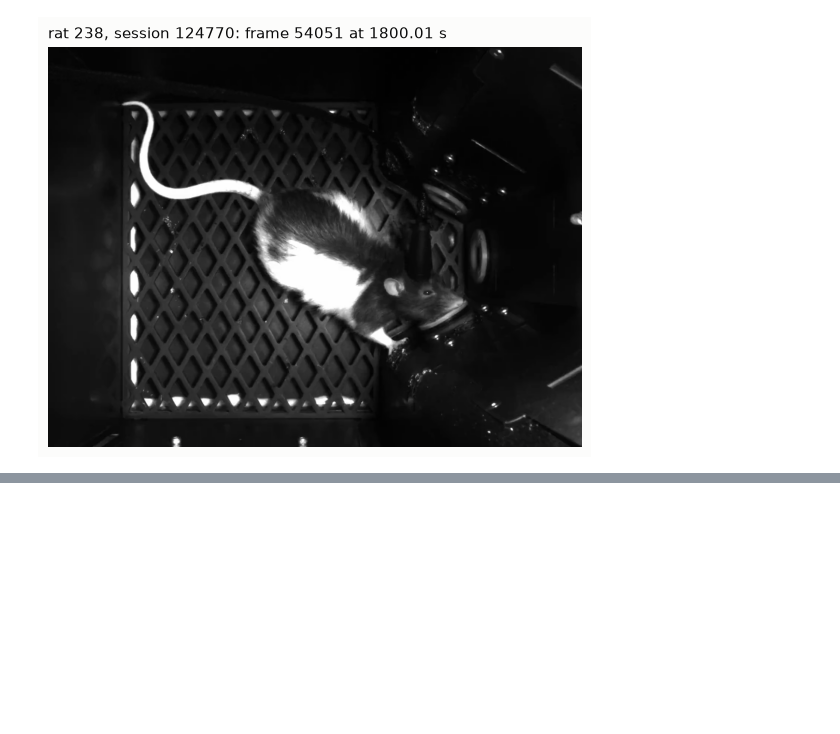
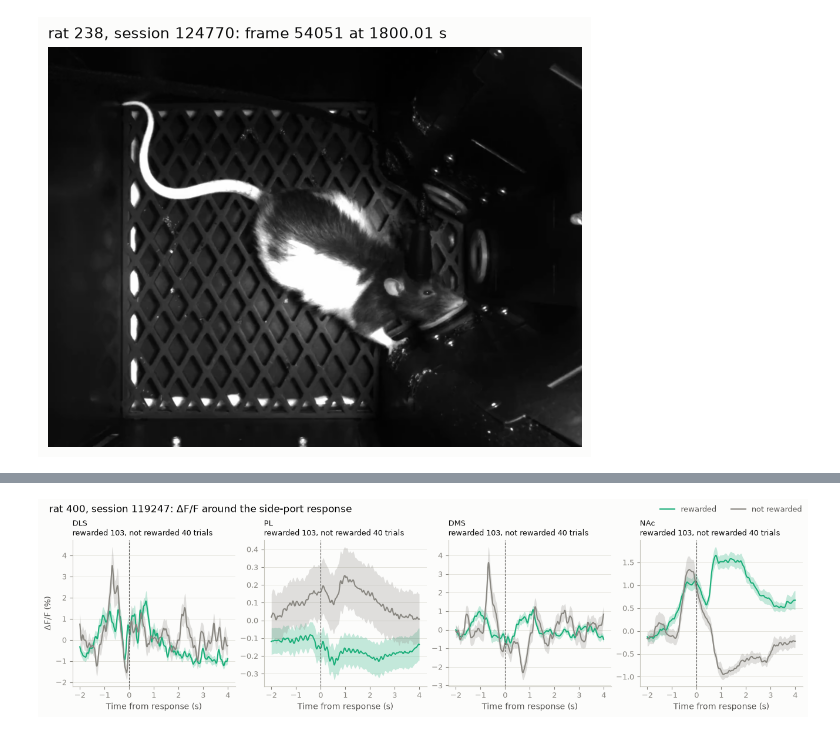
Before and after one commit to catalystneuro/hanks-lab-to-nwb, a Jupyter notebook: spyglass/tutorials/spyglass_fiber_photometry_tutorial.ipynb, the cells around one changed output, grey strips where cells are left out. Drawn from its saved outputs; the diff is of its cells as text; code cells hidden in the pictures; blank space fills up the shorter version.

```diff
--- a/spyglass/tutorials/spyglass_fiber_photometry_tutorial.ipynb
+++ b/spyglass/tutorials/spyglass_fiber_photometry_tutorial.ipynb
@@ -777,0 +906,48 @@ plt.show()
+# %%
+PRE_S, POST_S = 2.0, 4.0
+REWARD_COLOR = FIT_COLOR
+NO_REWARD_COLOR = MUTED
+REGION_NAME = {short: name for name, short in REGION_SHORT.items()}
+
+beh_dff = fetch_trace(beh_session, "DFF")
+rate = 1 / np.median(np.diff(beh_dff.index[:1000]))
+n_samples = int(round((PRE_S + POST_S) * rate))
+lags = np.arange(n_samples) / rate - PRE_S
+
+responded = trials.dropna(subset=["response_time"])
+beh_artifacts = artifact_rows[artifact_rows["nwb_file_name"] == beh_session]
+
+
+def aligned(region, times):
+    # One row per trial: ΔF/F from PRE_S before to POST_S after each time, skipping trials that touch an artifact.
+    windows = np.vstack(beh_artifacts[beh_artifacts["region_name"] == REGION_NAME[region]]["valid_times"].tolist() or [np.empty((0, 2))])
+    snippets, skipped = [], 0
+    for t in times:
+        if ((windows[:, 0] < t + POST_S) & (windows[:, 1] > t - PRE_S)).any():
+            skipped += 1
+            continue
+        start = np.searchsorted(beh_dff.index, t - PRE_S)
+        snippets.append(beh_dff[region].to_numpy()[start : start + n_samples])
+    return np.array(snippets), skipped
+
+
+GROUPS = [(True, REWARD_COLOR, "rewarded"), (False, NO_REWARD_COLOR, "not rewarded")]
+fig, axes = plt.subplots(1, len(beh_dff.columns), figsize=(13, 3.6), sharex=True, constrained_layout=True)
+for ax, region in zip(axes, beh_dff.columns):
+    counts = []
+    for rewarded, color, label in GROUPS:
+        snippets, skipped = aligned(region, responded.loc[responded["rewarded"] == rewarded, "response_time"])
+        mean = np.nanmean(snippets, axis=0)
+        sem = np.nanstd(snippets, axis=0) / np.sqrt(len(snippets))
+        ax.fill_between(lags, mean - sem, mean + sem, color=color, alpha=0.25, lw=0)
+        ax.plot(lags, mean, color=color, lw=1.5, label=label)
+        counts.append(f"{label} {len(snippets)}" + (f" ({skipped} skipped)" if skipped else ""))
+    ax.axvline(0, color=INK_2, lw=0.8, ls="--")
+    ax.set_title(f"{region}\n" + ", ".join(counts) + " trials", fontsize=9)
+    ax.set_xlabel("Time from response (s)")
+axes[0].set_ylabel("ΔF/F (%)")
+fig.legend(*axes[0].get_legend_handles_labels(), loc="upper right", ncol=2)
+fig.suptitle(f"{session_label(beh_session)}: ΔF/F around the side-port response", x=0.01, ha="left", fontsize=12)
+plt.show()
+# %% [output]
+[figure, added]
```
Also changed, not shown: parts of 10 cells of this notebook.
